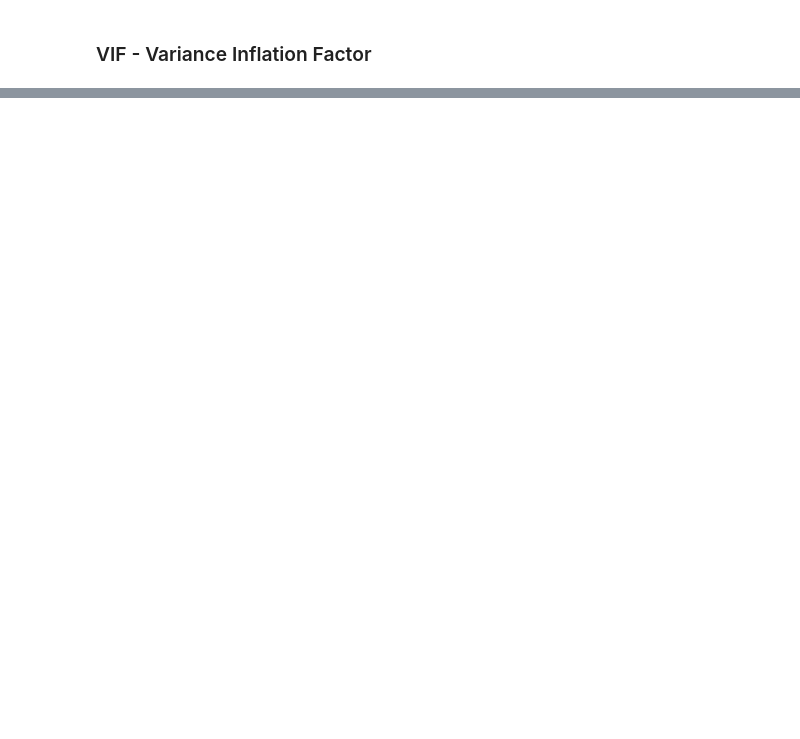
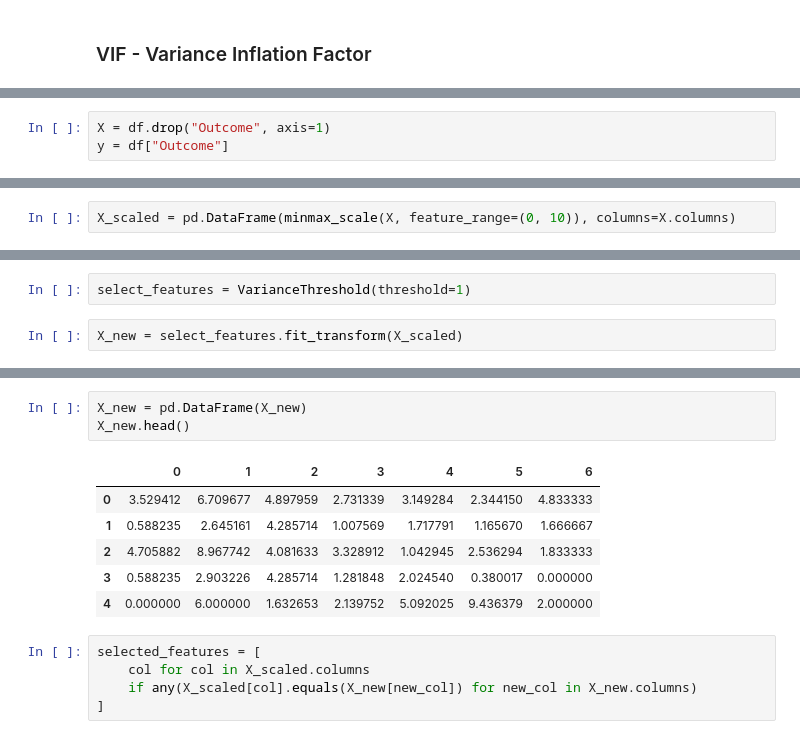
Before and after one commit to gonzur75/data_science_main, a Jupyter notebook: preparing_data_for_ml/notebooks/feature_selection.ipynb, the cells around one changed output, grey strips where cells are left out. Cells and saved outputs as stored; diff of their text form; blank space fills up the shorter version.

```diff
--- a/preparing_data_for_ml/notebooks/feature_selection.ipynb
+++ b/preparing_data_for_ml/notebooks/feature_selection.ipynb
@@ -334,0 +530,3 @@ print(r2, r2_adjusted)
+# %%
+X = df.drop("Outcome", axis=1)
+y = df["Outcome"]
@@ -334,0 +547,2 @@ print(r2, r2_adjusted)
+# %%
+X_scaled = pd.DataFrame(minmax_scale(X, feature_range=(0, 10)), columns=X.columns)
@@ -334,0 +563,4 @@ print(r2, r2_adjusted)
+# %%
+select_features = VarianceThreshold(threshold=1)
+# %%
+X_new = select_features.fit_transform(X_scaled)
@@ -334,0 +581,15 @@ print(r2, r2_adjusted)
+# %%
+X_new = pd.DataFrame(X_new)
+X_new.head()
+# %% [output]
+|  | 0 | 1 | 2 | 3 | 4 | 5 | 6 |
+| 0 | 3.529412 | 6.709677 | 4.897959 | 2.731339 | 3.149284 | 2.344150 | 4.833333 |
+| 1 | 0.588235 | 2.645161 | 4.285714 | 1.007569 | 1.717791 | 1.165670 | 1.666667 |
+| 2 | 4.705882 | 8.967742 | 4.081633 | 3.328912 | 1.042945 | 2.536294 | 1.833333 |
+| 3 | 0.588235 | 2.903226 | 4.285714 | 1.281848 | 2.024540 | 0.380017 | 0.000000 |
+| 4 | 0.000000 | 6.000000 | 1.632653 | 2.139752 | 5.092025 | 9.436379 | 2.000000 |
+# %%
+selected_features = [
+    col for col in X_scaled.columns
+    if any(X_scaled[col].equals(X_new[new_col]) for new_col in X_new.columns)
+]
```
Also changed, not shown: parts of 65 cells of this notebook, 5 other files.
